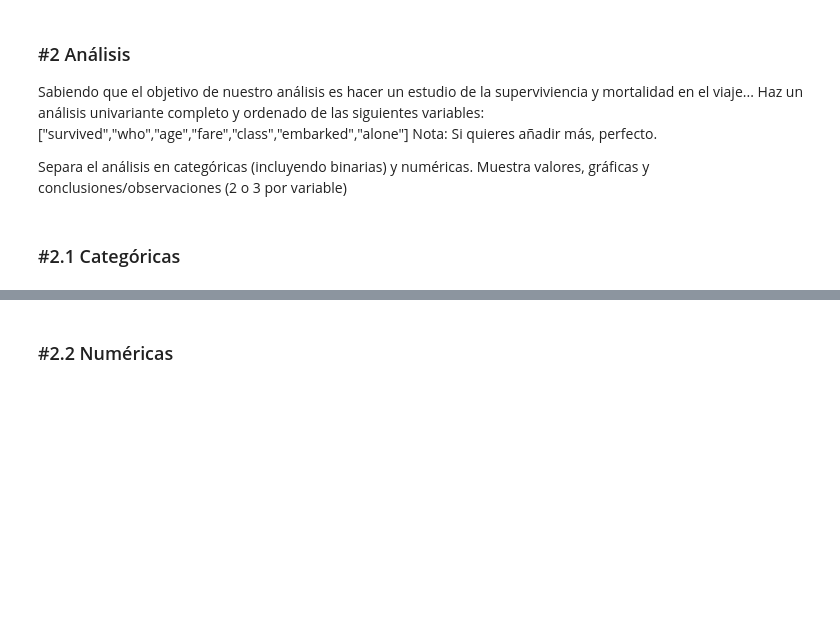
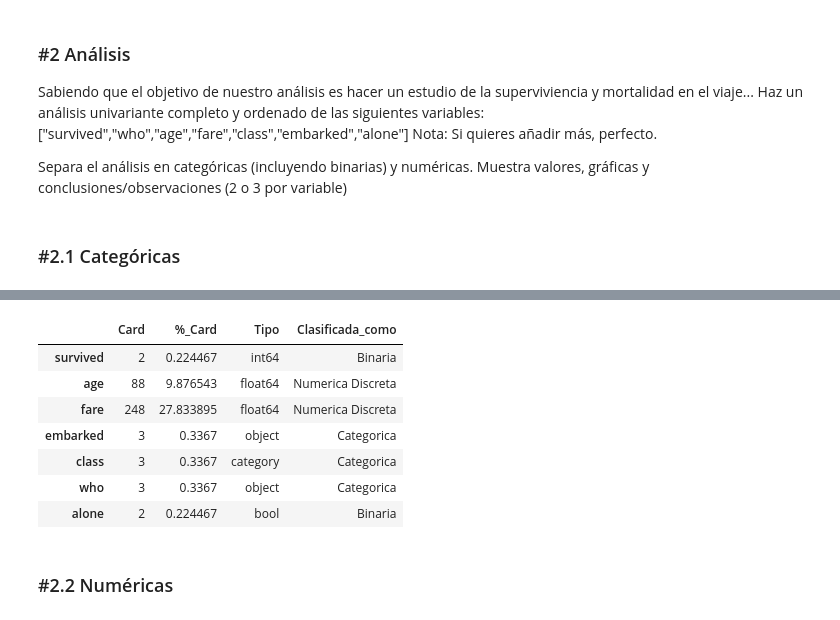
Before and after one commit to rukyflo/ONLINE_DS_THEBRIDGE_RFL, a Jupyter notebook: 03_Analisis_de_Datos/Sprint_07/Unidad_01/Practica_Obligatoria/18_Practica_Obligatoria_Univariante.ipynb, the cells around one changed output, grey strips where cells are left out. Saved outputs shown, nothing was run; the diff lists cells and outputs as text; code cells hidden in the pictures; blank space fills up the shorter version.

```diff
--- a/03_Analisis_de_Datos/Sprint_07/Unidad_01/Practica_Obligatoria/18_Practica_Obligatoria_Univariante.ipynb
+++ b/03_Analisis_de_Datos/Sprint_07/Unidad_01/Practica_Obligatoria/18_Practica_Obligatoria_Univariante.ipynb
@@ -157,3 +157,8 @@ Nota: Si quieres añadir más, perfecto.
 Separa el análisis en categóricas (incluyendo binarias) y numéricas. Muestra valores, gráficas y conclusiones/observaciones (2 o 3 por variable)
 # %% [markdown]
 ### #2.1 Categóricas
+# %%
+df_titanic.drop(columns=["pclass", "sex", "sibsp", "adult_male", "embark_town", "alive", "Clasificada_como"], inplace=True)
+df_tipificacion = pd.DataFrame([df_titanic.nunique(), df_titanic.nunique()/len(df_titanic) * 100, df_titanic.dtypes]).T.rename(columns = {0: "Card",\
+                                                                                                                                 1: "%_Card", 2: "Tipo"})
+df_tipificacion
@@ -159,0 +174,15 @@ Separa el análisis en categóricas (incluyendo binarias) y numéricas. Muestra
+# %%
+df_tipificacion["Clasificada_como"] = "Categorica"
+df_tipificacion.loc[df_tipificacion["Card"] == 2, "Clasificada_como"] = "Binaria"
+df_tipificacion.loc[df_tipificacion["Card"] > 10, "Clasificada_como"] ="Numerica Discreta"
+df_tipificacion.loc[df_tipificacion["%_Card"] > 30, "Clasificada_como"] = "Numerica Continua"
+df_tipificacion
+# %% [output]
+|  | Card | %_Card | Tipo | Clasificada_como |
+| survived | 2 | 0.224467 | int64 | Binaria |
+| age | 88 | 9.876543 | float64 | Numerica Discreta |
+| fare | 248 | 27.833895 | float64 | Numerica Discreta |
+| embarked | 3 | 0.3367 | object | Categorica |
+| class | 3 | 0.3367 | category | Categorica |
+| who | 3 | 0.3367 | object | Categorica |
+| alone | 2 | 0.224467 | bool | Binaria |
```
Also changed, not shown: parts of 4 cells of this notebook.
